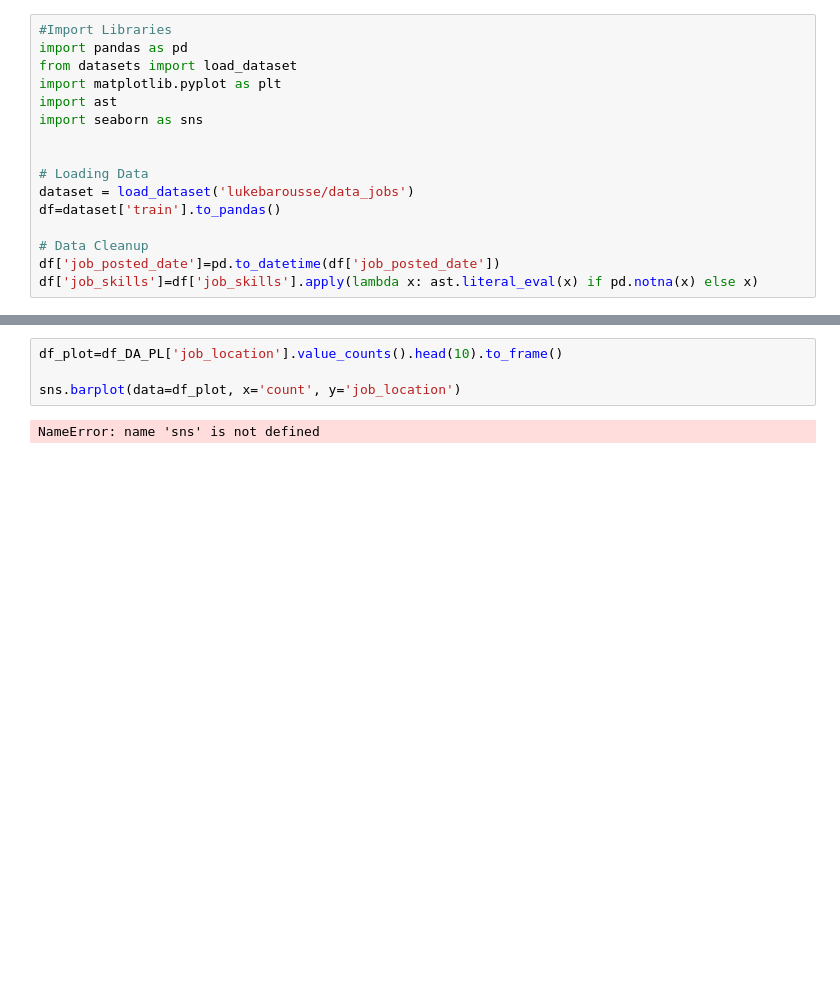
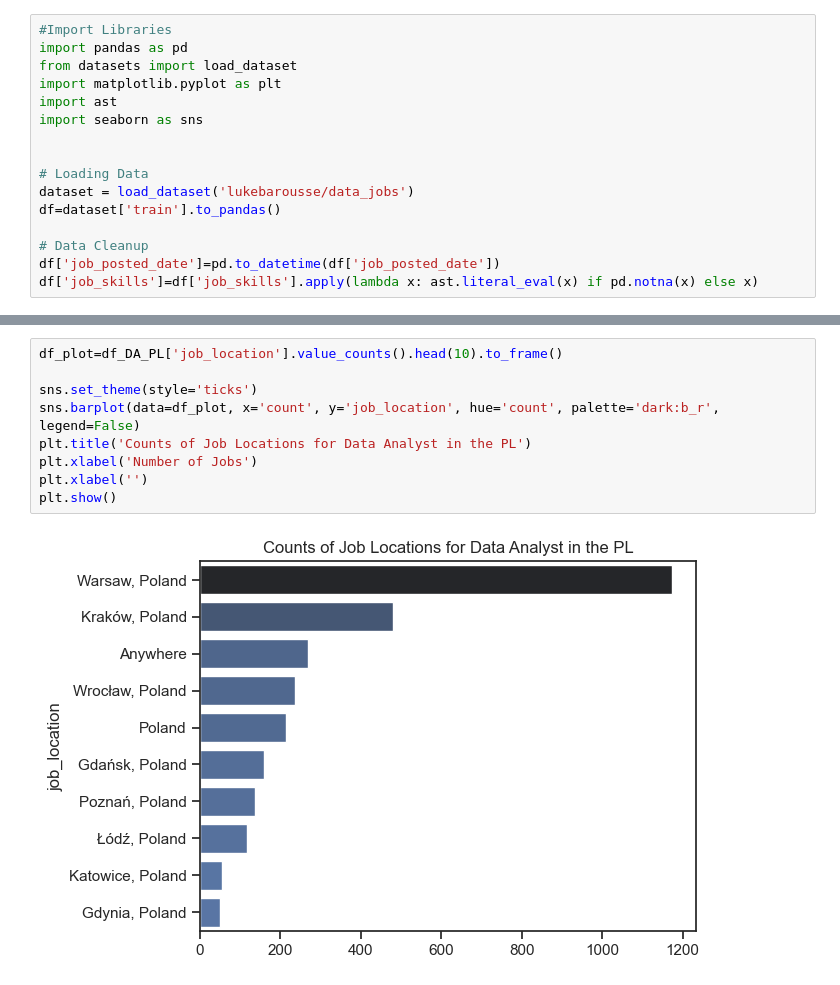
Before and after one commit to darko-skr/Data_Analyst_Python_Project, a Jupyter notebook: Python_Data_Analyst_Job_Project/EDA_intro.ipynb, the cells around one changed output, grey strips where cells are left out. Cells and saved outputs as stored; diff of their text form; blank space fills up the shorter version.

```diff
--- a/Python_Data_Analyst_Job_Project/EDA_intro.ipynb
+++ b/Python_Data_Analyst_Job_Project/EDA_intro.ipynb
@@ -19,6 +42,11 @@ df_DA_PL=df[(df['job_country']=='Poland')&(df['job_title_short']=='Data Analyst'
 # %%
 df_plot=df_DA_PL['job_location'].value_counts().head(10).to_frame()
 
-sns.barplot(data=df_plot, x='count', y='job_location')
+sns.set_theme(style='ticks')
+sns.barplot(data=df_plot, x='count', y='job_location', hue='count', palette='dark:b_r', legend=False)
+plt.title('Counts of Job Locations for Data Analyst in the PL')
+plt.xlabel('Number of Jobs')
+plt.xlabel('')
+plt.show()
 # %% [output]
-NameError: name 'sns' is not defined
+[figure, added]
```
Also changed, not shown: parts of 4 cells of this notebook.
